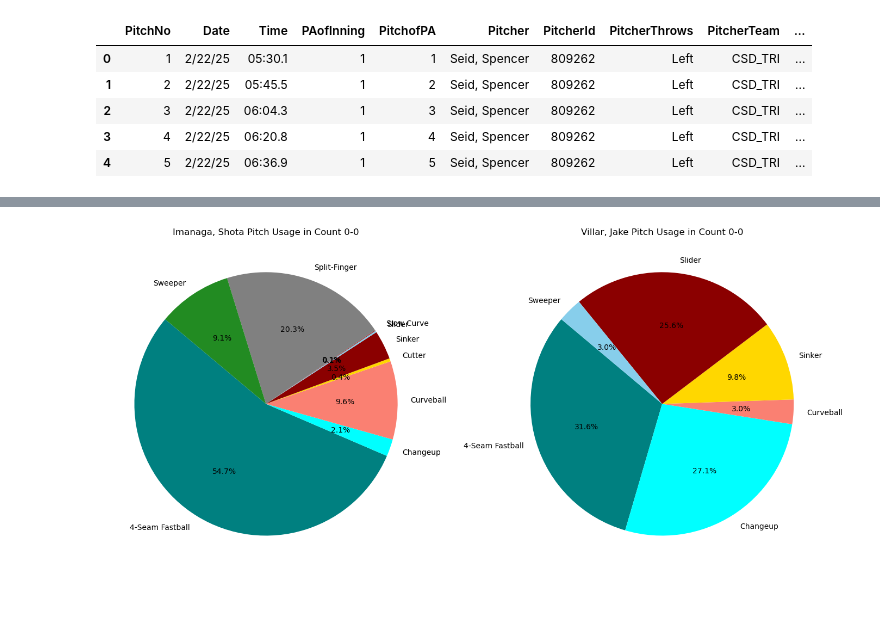
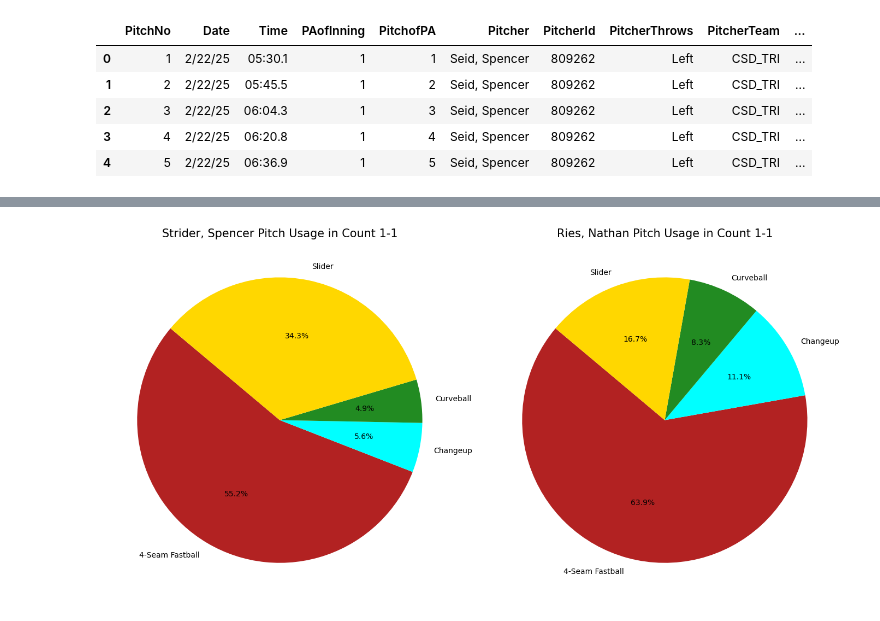
Before and after one commit to jackkalsched/UCSD_Baseball_25, a Jupyter notebook: Pitching/mlb arsenal comparisons/big_league_comparison.ipynb, the cells around one changed output, grey strips where cells are left out. Saved outputs shown, nothing was run; the diff lists cells and outputs as text; code cells hidden in the pictures.

Commit message:
pie chart + usage% function in mlb compare func

```diff
--- a/Pitching/mlb arsenal comparisons/big_league_comparison.ipynb
+++ b/Pitching/mlb arsenal comparisons/big_league_comparison.ipynb
@@ -727,13 +727,16 @@ def compare_pitch_usage(ucsd_pitcher, mlb_pitcher, count = '0-0'):
     #Format current count in a new column
     get_count['current_count'] = list(get_count['balls'].astype(str) + '-' + get_count['strikes'].astype(str))
 
-    count_grouped = get_count.groupby(['current_count', 'pitch_name']).agg(
+    mlb_count = get_count.groupby(['current_count', 'pitch_name']).agg(
         num_pitches = ('player_name', 'count')
     ).reset_index()
 
-    count_grouped = count_grouped[count_grouped['current_count'] == count].copy()
-    display(count_grouped['num_pitches'])
-    count_grouped['usage%_in_count'] = count_grouped['num_pitches'] / (count_grouped.groupby(['current_count'])['num_pitches'].sum().iloc[0]) * 100
+    mlb_temp = mlb_count.groupby('current_count').agg(
+        total_count_pitches = ('num_pitches', 'sum')).reset_index()
+
+    mlb_count_grouped = mlb_count.merge(mlb_temp, on = ['current_count'], how = 'left')
+    mlb_count_grouped['usage%_in_count'] = round(mlb_count_grouped['num_pitches'] / mlb_count_grouped['total_count_pitches'] * 100, 1)
+    mlb_count_filtered = mlb_count_grouped[mlb_count_grouped['current_count'] == count].copy()
 
 
     #Get ucsd pitcher pitch stats
@@ -741,73 +744,68 @@ def compare_pitch_usage(ucsd_pitcher, mlb_pitcher, count = '0-0'):
 
     get_count_ucsd['current_count'] = list(get_count_ucsd['Balls'].astype(str) + '-' + get_count_ucsd['Strikes'].astype(str))
 
-    ucsd_count_grouped = get_count_ucsd.groupby(['current_count', 'TaggedPitchType']).agg(
+    ucsd_count = get_count_ucsd.groupby(['current_count', 'TaggedPitchType']).agg(
         num_pitches = ('Pitcher', 'count')
     ).reset_index()
 
-    ucsd_count_grouped = ucsd_count_grouped[ucsd_count_grouped['current_count'] == count].copy()
-    ucsd_count_grouped['usage%_in_count'] = (ucsd_count_grouped['num_pitches'] / ucsd_count_grouped.groupby(['current_count'])['num_pitches'].sum().iloc[0]) * 100
+    ucsd_temp = ucsd_count.groupby('current_count').agg(
+        total_count_pitches = ('num_pitches', 'sum')).reset_index()
+
+    ucsd_count_grouped = ucsd_count.merge(ucsd_temp, on = ['current_count'], how = 'left')
+    ucsd_count_grouped['usage%_in_count'] = round(ucsd_count_grouped['num_pitches'] / ucsd_count_grouped['total_count_pitches'] * 100, 1)
+    ucsd_count_filtered = ucsd_count_grouped[ucsd_count_grouped['current_count'] == count].copy()
+
+    ucsd_pivot_count = ucsd_count_grouped.pivot(index='current_count', columns='TaggedPitchType', values='usage%_in_count').fillna(0)
+    mlb_pivot_count = mlb_count_grouped.pivot(index='current_count', columns='pitch_name', values='usage%_in_count').fillna(0)
+    display(ucsd_pivot_count)
+    display(mlb_pivot_count)
 
     #Unified color map list
-    mlb_pitches = list(count_grouped['pitch_name'].unique())
-    ucsd_pitches = list(ucsd_count_grouped['TaggedPitchType'].unique())
+    mlb_pitches = list(mlb_count_filtered['pitch_name'].unique())
+    ucsd_pitches = list(ucsd_count_filtered['TaggedPitchType'].unique())
 
     all_pitches = mlb_pitches + ucsd_pitches
 
     # --- Create a consistent color map ---
-    color_palette = [
-        'darkred', 'skyblue', 'forestgreen', 'gold', 'mediumpurple',
-        'pink', 'brown', 'gray', 'orange', 'teal', 'cyan', 'salmon'
-    ]
-    color_map = {pitch: color_palette[i % len(color_palette)] for i, pitch in enumerate(all_pitches)}
-
-    # Map colors
-    # Prepare data for MLB pie chart (ensure order matches all_pitches)
-    mlb_usage = []
-    mlb_labels = []
-    for pitch in all_pitches:
-        row = count_grouped[count_grouped['pitch_name'] == pitch]
-        if not row.empty:
-            mlb_usage.append(row['usage%_in_count'].values[0])
-        else:
-            mlb_usage.append(0)
-        mlb_labels.append(pitch)
-
-    # Prepare data for UCSD pie chart
-    ucsd_usage = []
-    ucsd_labels = []
-    for pitch in all_pitches:
-        row = ucsd_count_grouped[ucsd_count_grouped['TaggedPitchType'] == pitch]
-        if not row.empty:
-            ucsd_usage.append(row['usage%_in_count'].values[0])
-        else:
-            ucsd_usage.append(0)
-        ucsd_labels.append(pitch)
+    color_pitch_map = {
+        '4-Seam Fastball': 'firebrick',
+        'Sinker': 'darkorange',
+        'Cutter': 'teal',
+        'Changeup': 'cyan',
+        'Slider': 'gold',
+        'Curveball': 'forestgreen',
+        'Sweeper': 'indigo',
+        'Split Finger': 'orchid',
+        'TwoSeamFastball': 'gray',
+        'Slow Curve': 'gray',
+        'Knuckleball': 'gray',
+        'Other': 'gray'
+    }
 
     fig, axs = plt.subplots(1, 2, figsize=(14, 7))
 
     # MLB pie
     axs[0].pie(
-        count_grouped['usage%_in_count'],
-        labels=count_grouped['pitch_name'],
+        mlb_count_filtered['usage%_in_count'],
+        labels=mlb_count_filtered['pitch_name'],
         autopct='%1.1f%%',
         startangle=140,
-        colors=[color_map[p] for p in mlb_labels]
+        colors= [color_pitch_map.get(pt, 'gray') for pt in mlb_count_filtered['pitch_name']]
     )
-    axs[0].set_title(f"{mlb_pitcher} Pitch Usage in Count {count}")
+    axs[0].set_title(f"{mlb_pitcher} Pitch Usage in Count {count}", fontsize = 15)
 
     # UCSD pie
     axs[1].pie(
-        ucsd_count_grouped['usage%_in_count'],
-        labels=ucsd_count_grouped['TaggedPitchType'],
+        ucsd_count_filtered['usage%_in_count'],
+        labels=ucsd_count_filtered['TaggedPitchType'],
         autopct='%1.1f%%',
         startangle=140,
-        colors=[color_map[p] for p in mlb_labels]
+        colors= [color_pitch_map.get(pt, 'gray') for pt in ucsd_count_filtered['TaggedPitchType']]
     )
-    axs[1].set_title(f"{ucsd_pitcher} Pitch Usage in Count {count}")
+    axs[1].set_title(f"{ucsd_pitcher} Pitch Usage in Count {count}", fontsize = 15)
 
     plt.tight_layout()
     plt.show()
 
-compare_pitch_usage('Villar, Jake', 'Imanaga, Shota', count = '0-0')
+compare_pitch_usage('Ries, Nathan', 'Strider, Spencer', count = '1-1')
 # %% [output]
@@ -824 +840 @@ Name: num_pitches, dtype: int64
-[figure, old version]
+[figure, new version]
```
Also changed, not shown: parts of 4 cells of this notebook.
